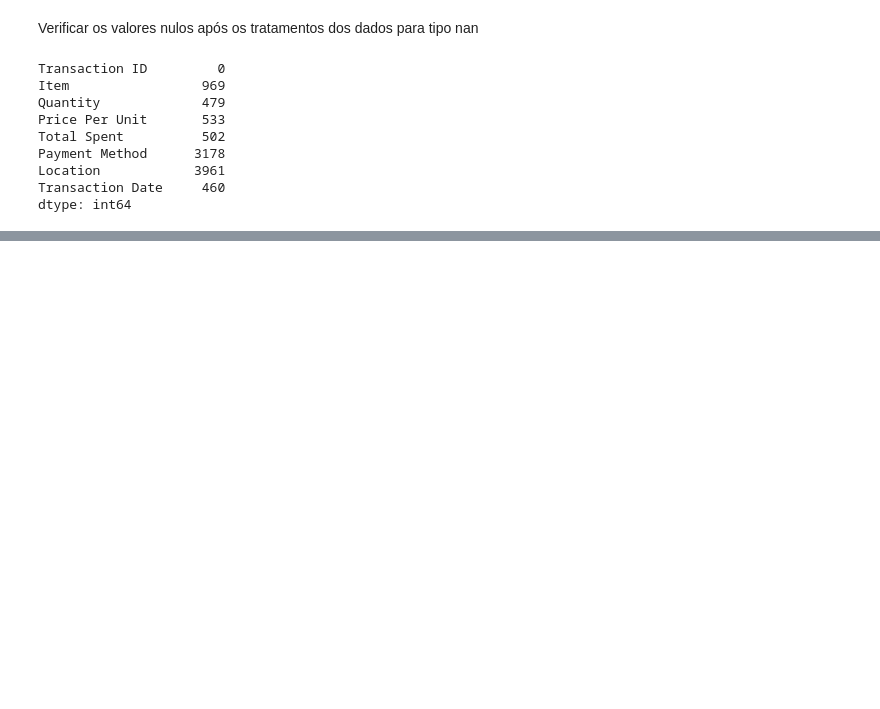
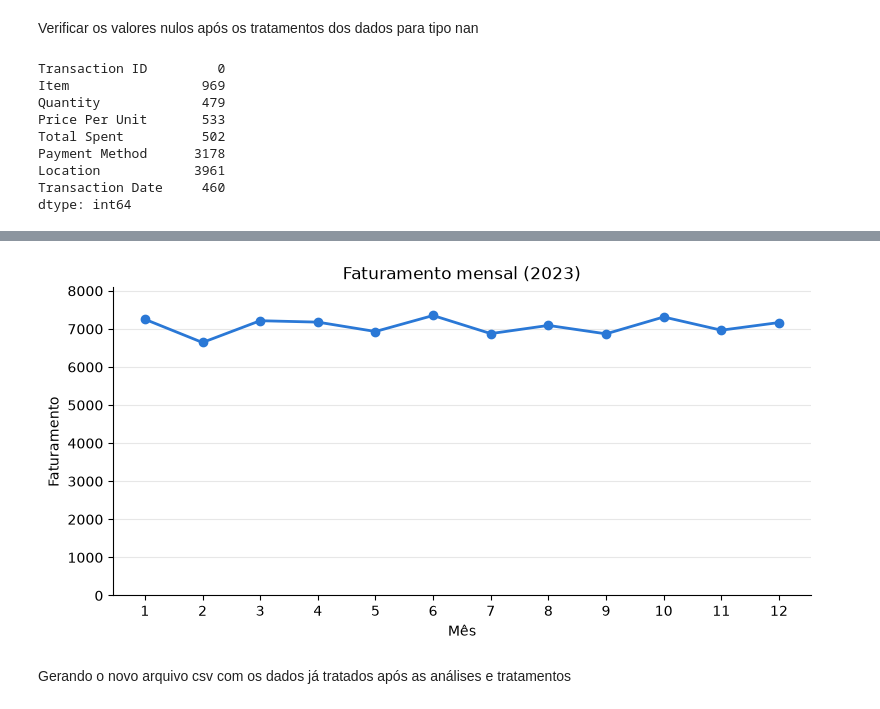
Before and after one commit to JPLimaDev/miniprojeto-cafe, a Jupyter notebook: miniprojeto-cafe.ipynb, the cells around one changed output, grey strips where cells are left out. Drawn from its saved outputs; the diff is of its cells as text; code cells hidden in the pictures; blank space fills up the shorter version.

Commit message:
Completa limpeza dos dados, análises e gráficos no notebook

```diff
--- a/miniprojeto-cafe.ipynb
+++ b/miniprojeto-cafe.ipynb
@@ -195,0 +286,4 @@ preco_item = df.groupby("Item")["Price Per Unit"]
+# %%
+df_datas = df.dropna(subset=["Transaction Date"])
+fat_mes = df_datas.groupby(df_datas["Transaction Date"].dt.month)["Total Spent"].sum()
+fat_mes
@@ -195,0 +396,18 @@ preco_item = df.groupby("Item")["Price Per Unit"]
+# %%
+fat_mes = df_datas.groupby(df_datas["Transaction Date"].dt.month)["Total Spent"].sum()
+
+fig, ax = plt.subplots(figsize=(9, 4))
+ax.plot(fat_mes.index, fat_mes.values, color="#2a78d6", linewidth=2, marker="o")
+
+ax.set_title("Faturamento mensal (2023)")
+ax.set_xlabel("Mês")
+ax.set_ylabel("Faturamento")
+ax.set_xticks(range(1, 13))  # mostra todos os meses de 1 a 12
+ax.set_ylim(0, fat_mes.max() * 1.1)  # eixo começa no zero
+ax.grid(axis="y", alpha=0.3)
+ax.spines[["top", "right"]].set_visible(False)
+plt.show()
+# %% [output]
+[figure, added]
+# %% [markdown]
+Gerando o novo arquivo csv com os dados já tratados após as análises e tratamentos
```
Also changed, not shown: parts of 29 cells of this notebook.
